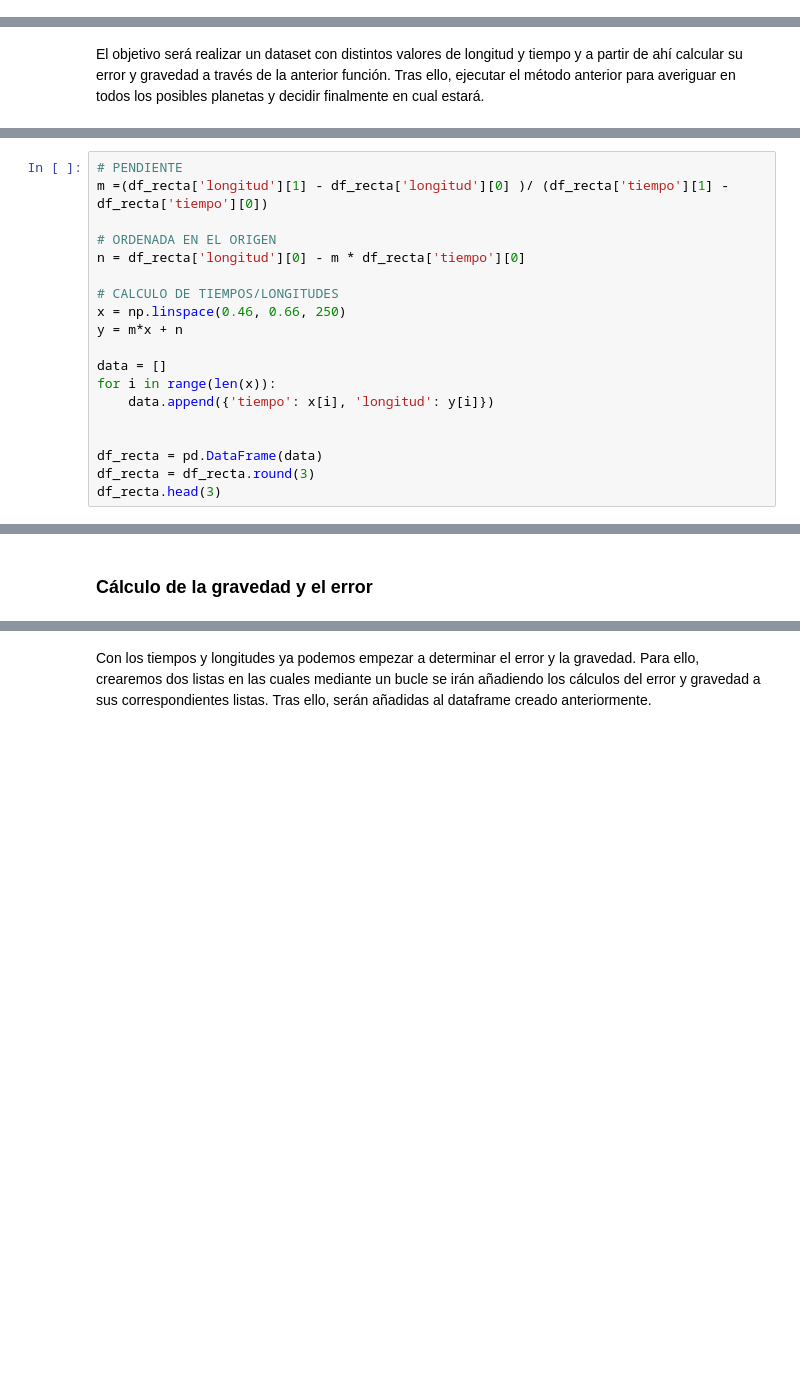
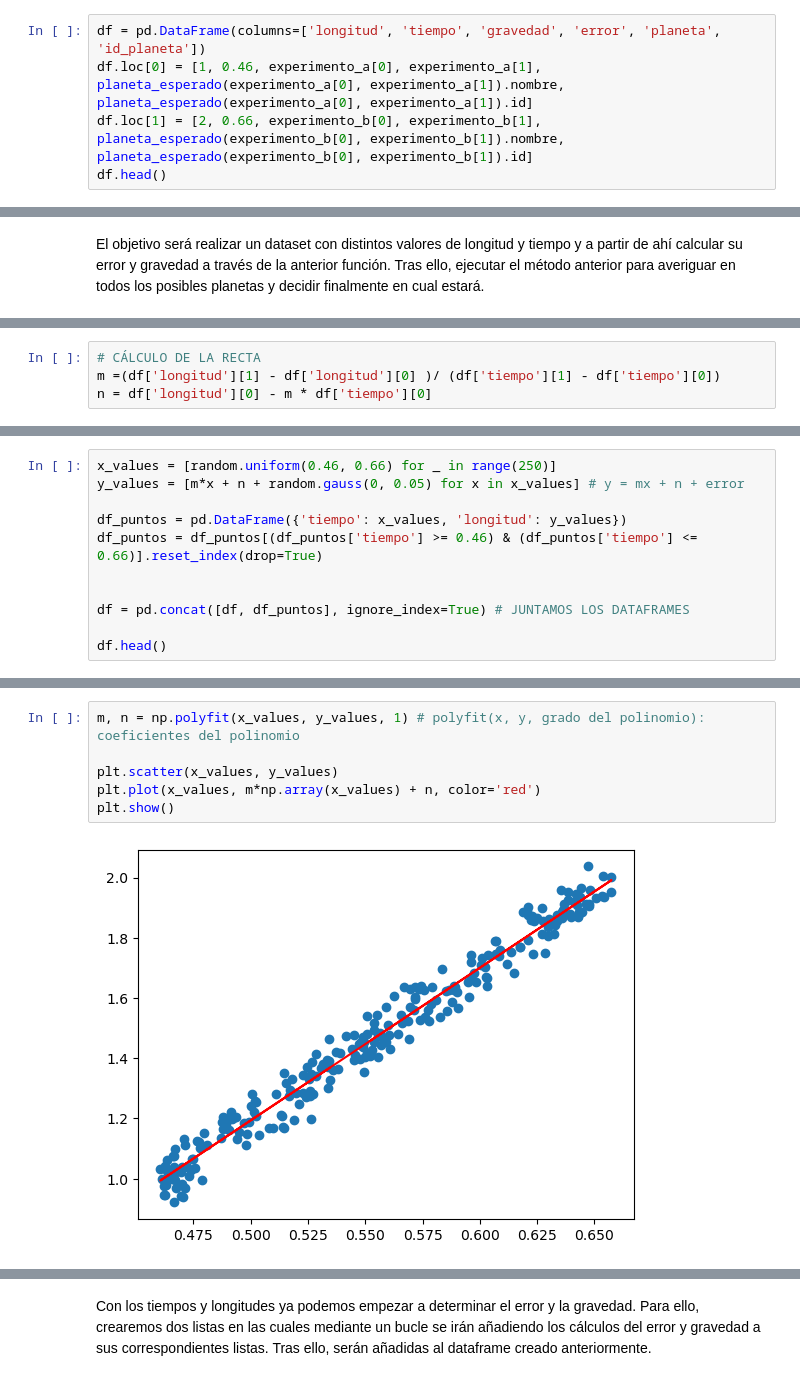
Before and after one commit to mgonzalz/perdidos_espacio, a Jupyter notebook: perdidos_espacio.ipynb, the cells around one changed output, grey strips where cells are left out. Drawn from its saved outputs; the diff is of its cells as text; blank space fills up the shorter version.

```diff
--- a/perdidos_espacio.ipynb
+++ b/perdidos_espacio.ipynb
@@ -116,0 +124,5 @@ A continuación, la lista se nos ha reducido a 2 posibles planetas por lo tanto
+# %%
+df = pd.DataFrame(columns=['longitud', 'tiempo', 'gravedad', 'error', 'planeta', 'id_planeta'])
+df.loc[0] = [1, 0.46, experimento_a[0], experimento_a[1], planeta_esperado(experimento_a[0], experimento_a[1]).nombre, planeta_esperado(experimento_a[0], experimento_a[1]).id]
+df.loc[1] = [2, 0.66, experimento_b[0], experimento_b[1], planeta_esperado(experimento_b[0], experimento_b[1]).nombre, planeta_esperado(experimento_b[0], experimento_b[1]).id]
+df.head()
@@ -135,19 +134,0 @@ Para poder realizar lo anteriormente mencionado, mediante la opción de linspace
-# %%
-# PENDIENTE
-m =(df_recta['longitud'][1] - df_recta['longitud'][0] )/ (df_recta['tiempo'][1] - df_recta['tiempo'][0])
-
-# ORDENADA EN EL ORIGEN
-n = df_recta['longitud'][0] - m * df_recta['tiempo'][0]
-
-# CALCULO DE TIEMPOS/LONGITUDES
-x = np.linspace(0.46, 0.66, 250)
-y = m*x + n
-
-data = []
-for i in range(len(x)):
-    data.append({'tiempo': x[i], 'longitud': y[i]})
-
-
-df_recta = pd.DataFrame(data)
-df_recta = df_recta.round(3)
-df_recta.head(3)
@@ -169,0 +141,4 @@ dtype: object
+# %%
+# CÁLCULO DE LA RECTA
+m =(df['longitud'][1] - df['longitud'][0] )/ (df['tiempo'][1] - df['tiempo'][0])
+n = df['longitud'][0] - m * df['tiempo'][0]
@@ -169,0 +147,11 @@ dtype: object
+# %%
+x_values = [random.uniform(0.46, 0.66) for _ in range(250)]
+y_values = [m*x + n + random.gauss(0, 0.05) for x in x_values] # y = mx + n + error
+
+df_puntos = pd.DataFrame({'tiempo': x_values, 'longitud': y_values})
+df_puntos = df_puntos[(df_puntos['tiempo'] >= 0.46) & (df_puntos['tiempo'] <= 0.66)].reset_index(drop=True)
+
+
+df = pd.concat([df, df_puntos], ignore_index=True) # JUNTAMOS LOS DATAFRAMES
+
+df.head()
@@ -190,2 +185,8 @@ plt.show()
-# %% [markdown]
-### Cálculo de la gravedad y el error
+# %%
+m, n = np.polyfit(x_values, y_values, 1) # polyfit(x, y, grado del polinomio): coeficientes del polinomio
+
+plt.scatter(x_values, y_values)
+plt.plot(x_values, m*np.array(x_values) + n, color='red')
+plt.show()
+# %% [output]
+[figure, added]
```
Also changed, not shown: parts of 84 cells of this notebook, 4 other files.
